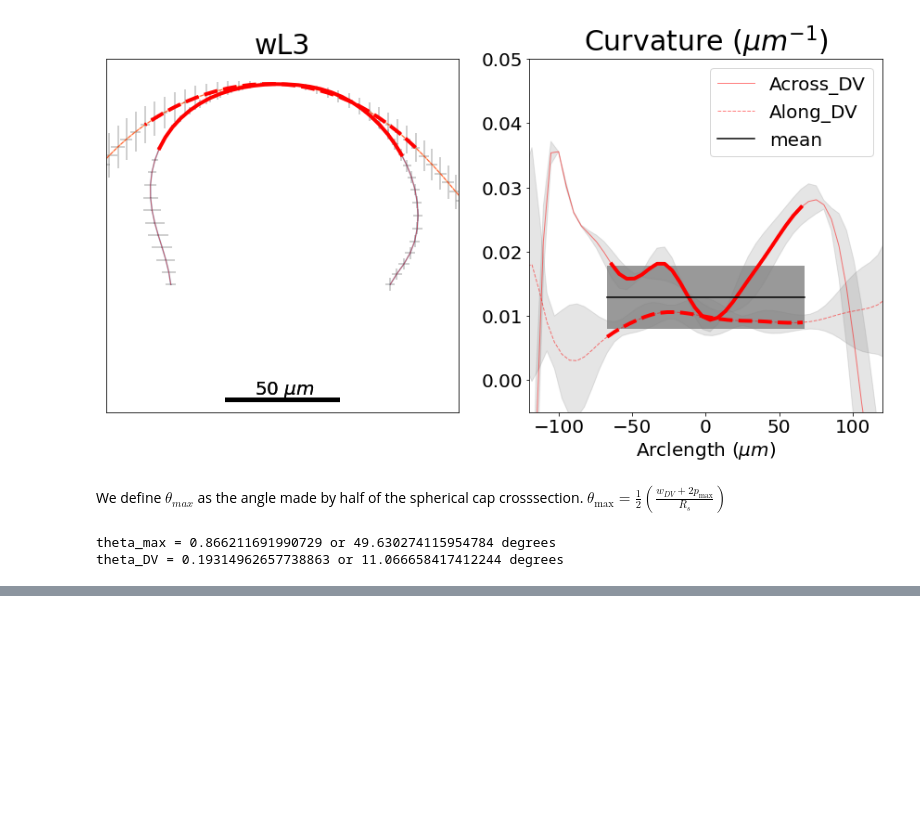
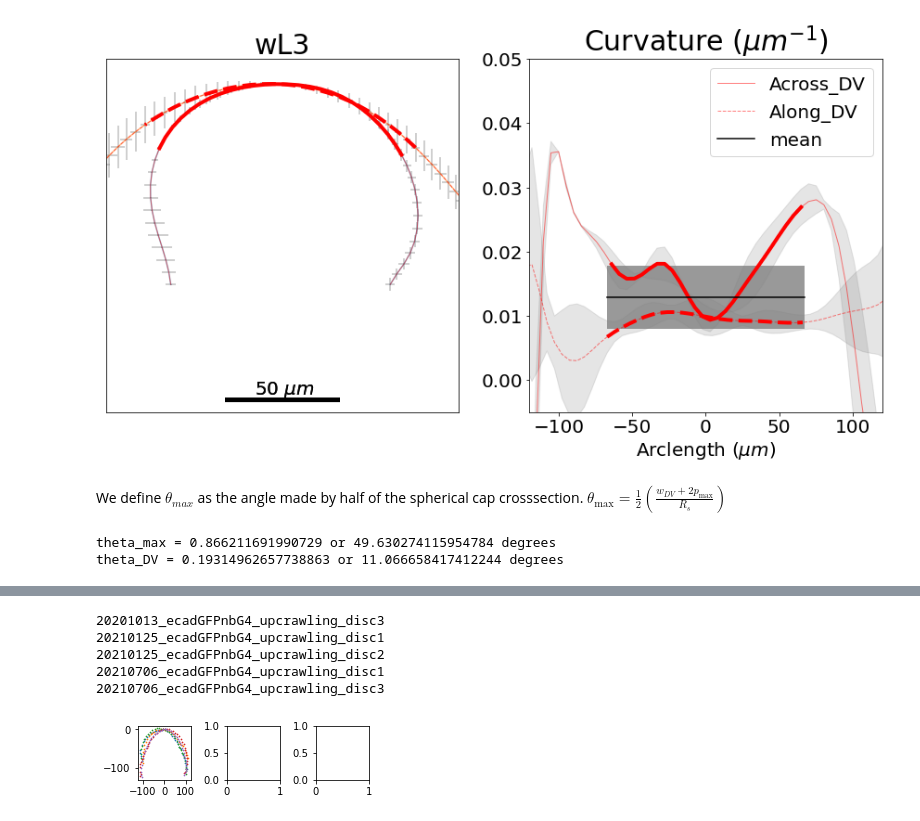
Before and after one commit to abhijeetkrishna/-WingDiscEversion_theory, a Jupyter notebook: Experiments/analysis/image_crosssection_fit.ipynb, the cells around one changed output, grey strips where cells are left out. Cells and saved outputs as stored; diff of their text form; code cells hidden in the pictures; blank space fills up the shorter version.

```diff
--- a/Experiments/analysis/image_crosssection_fit.ipynb
+++ b/Experiments/analysis/image_crosssection_fit.ipynb
@@ -189,7 +189,7 @@ curvatures = np.array([])
 
 for crosssection in crosssections:
 
-    file = global_path + '/exp_data/segmented_curves/' + crosssection + "_" + genotype + "_pouchShape.pkl"
+    file = global_path + '/data/segmented_curves/' + crosssection + "_" + genotype + "_pouchShape.pkl"
     df_all = pd.read_csv(file.replace(".pkl", "_interpolated_all.csv"))
     df_mean = pd.read_csv(file.replace(".pkl", "_interpolated_mean.csv"))
 
@@ -306,0 +354,24 @@ theta_DV = 0.19314962657738863 or 11.066658417412244 degrees
+# %%
+figsize=(10*cm_, 3*cm_)
+fig,axs = plt.subplots(1,3,figsize = figsize)
+
+devstage = "wL3"
+
+allcurves_devstage = allcurves.query("devstage == @devstage")
+discs = np.unique(allcurves_devstage["disc"])
+colors = ["blue", "orange", "magenta", "red", "pink"]
+
+for disc in discs:
+    print(disc)
+    disc_df = allcurves_devstage.query("disc == @disc")
+    ax = axs[0]
+    ax.scatter(disc_df["x"], disc_df["y"], s = 0.5)
+
+fig.tight_layout(pad = 0.5)
+# %% [output]
+20201013_ecadGFPnbG4_upcrawling_disc3
+20210125_ecadGFPnbG4_upcrawling_disc1
+20210125_ecadGFPnbG4_upcrawling_disc2
+20210706_ecadGFPnbG4_upcrawling_disc1
+20210706_ecadGFPnbG4_upcrawling_disc3
+[figure, added]
```
Also changed, not shown: parts of 8 cells of this notebook.
